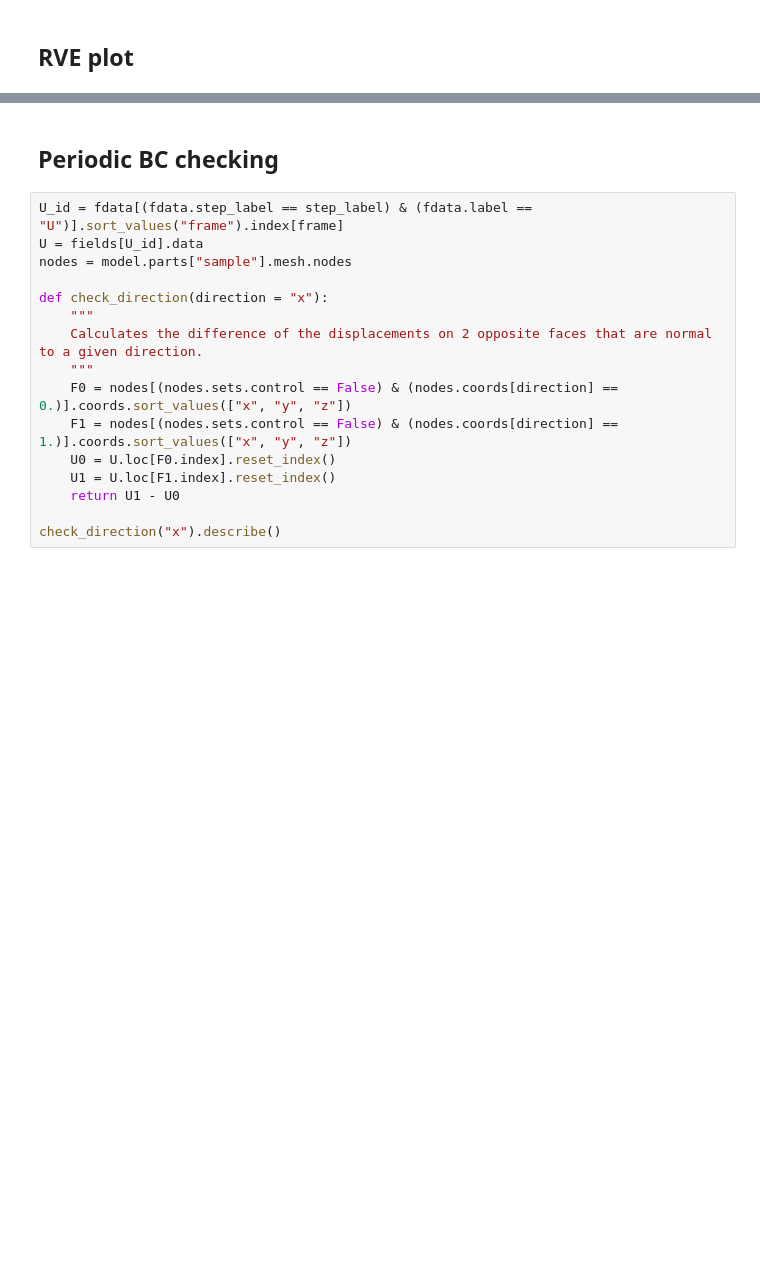
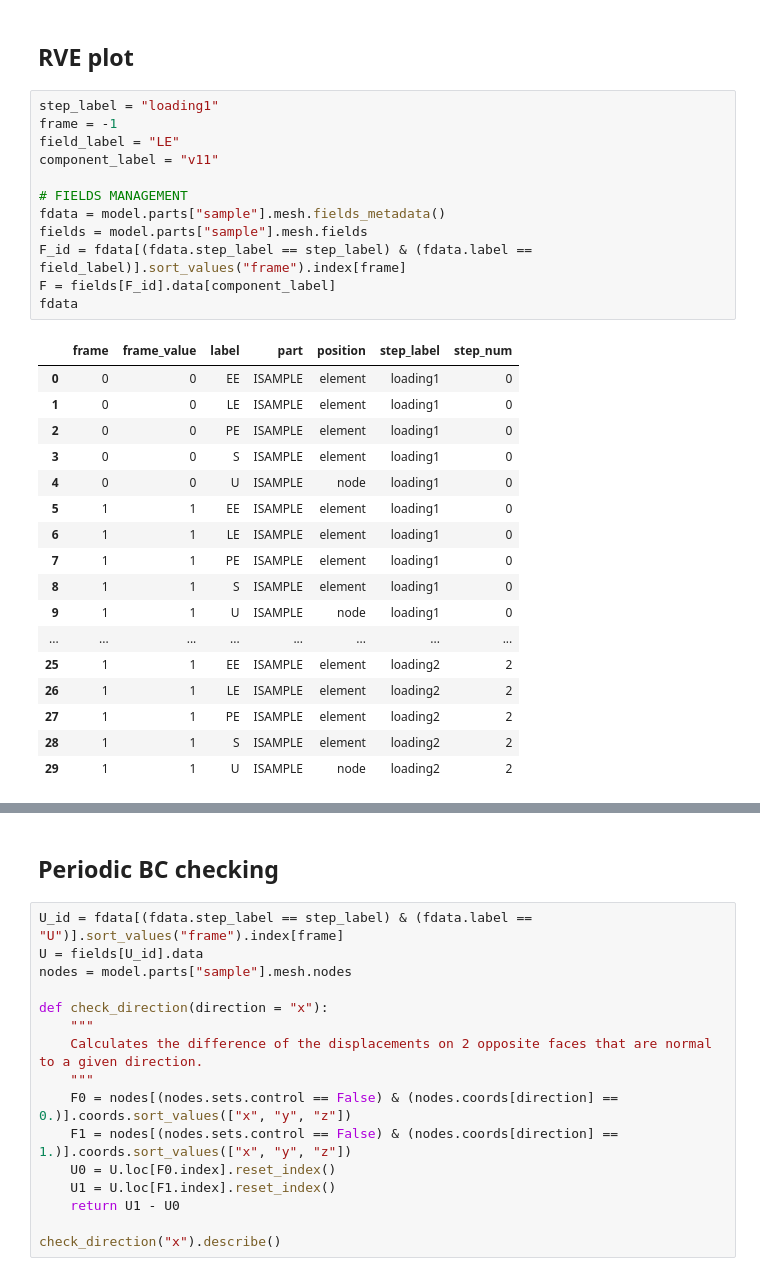
Before and after one commit to lcharleux/compmod2, a Jupyter notebook: doc/notebooks/RVE/RVETest.ipynb, the cells around one changed output, grey strips where cells are left out. Drawn from its saved outputs; the diff is of its cells as text; blank space fills up the shorter version.

```diff
--- a/doc/notebooks/RVE/RVETest.ipynb
+++ b/doc/notebooks/RVE/RVETest.ipynb
@@ -138,4 +138,34 @@ plt.show()
 [interactive output not drawn]
 # %% [markdown]
 ## RVE plot
+# %%
+step_label = "loading1"
+frame = -1
+field_label = "LE"
+component_label = "v11"
+
+# FIELDS MANAGEMENT
+fdata = model.parts["sample"].mesh.fields_metadata()
+fields = model.parts["sample"].mesh.fields
+F_id = fdata[(fdata.step_label == step_label) & (fdata.label == field_label)].sort_values("frame").index[frame]
+F = fields[F_id].data[component_label]
+fdata
+# %% [output]
+|  | frame | frame_value | label | part | position | step_label | step_num |
+| 0 | 0 | 0 | EE | ISAMPLE | element | loading1 | 0 |
+| 1 | 0 | 0 | LE | ISAMPLE | element | loading1 | 0 |
+| 2 | 0 | 0 | PE | ISAMPLE | element | loading1 | 0 |
+| 3 | 0 | 0 | S | ISAMPLE | element | loading1 | 0 |
+| 4 | 0 | 0 | U | ISAMPLE | node | loading1 | 0 |
+| 5 | 1 | 1 | EE | ISAMPLE | element | loading1 | 0 |
+| 6 | 1 | 1 | LE | ISAMPLE | element | loading1 | 0 |
+| 7 | 1 | 1 | PE | ISAMPLE | element | loading1 | 0 |
+| 8 | 1 | 1 | S | ISAMPLE | element | loading1 | 0 |
+| 9 | 1 | 1 | U | ISAMPLE | node | loading1 | 0 |
+| ... | ... | ... | ... | ... | ... | ... | ... |
+| 25 | 1 | 1 | EE | ISAMPLE | element | loading2 | 2 |
+| 26 | 1 | 1 | LE | ISAMPLE | element | loading2 | 2 |
+| 27 | 1 | 1 | PE | ISAMPLE | element | loading2 | 2 |
+| 28 | 1 | 1 | S | ISAMPLE | element | loading2 | 2 |
+| 29 | 1 | 1 | U | ISAMPLE | node | loading2 | 2 |
 # %%
```
Also changed, not shown: parts of 4 cells of this notebook, 32 other files.
